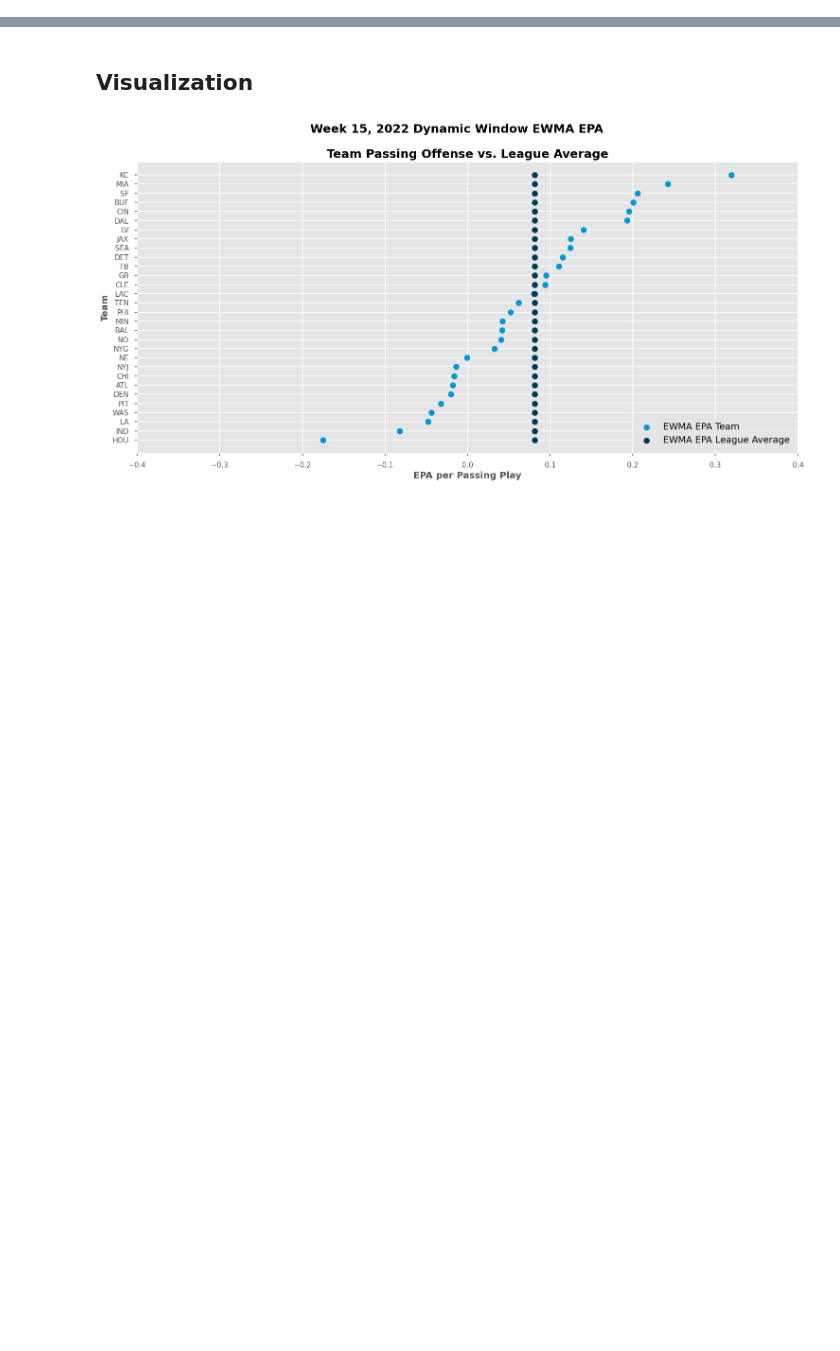
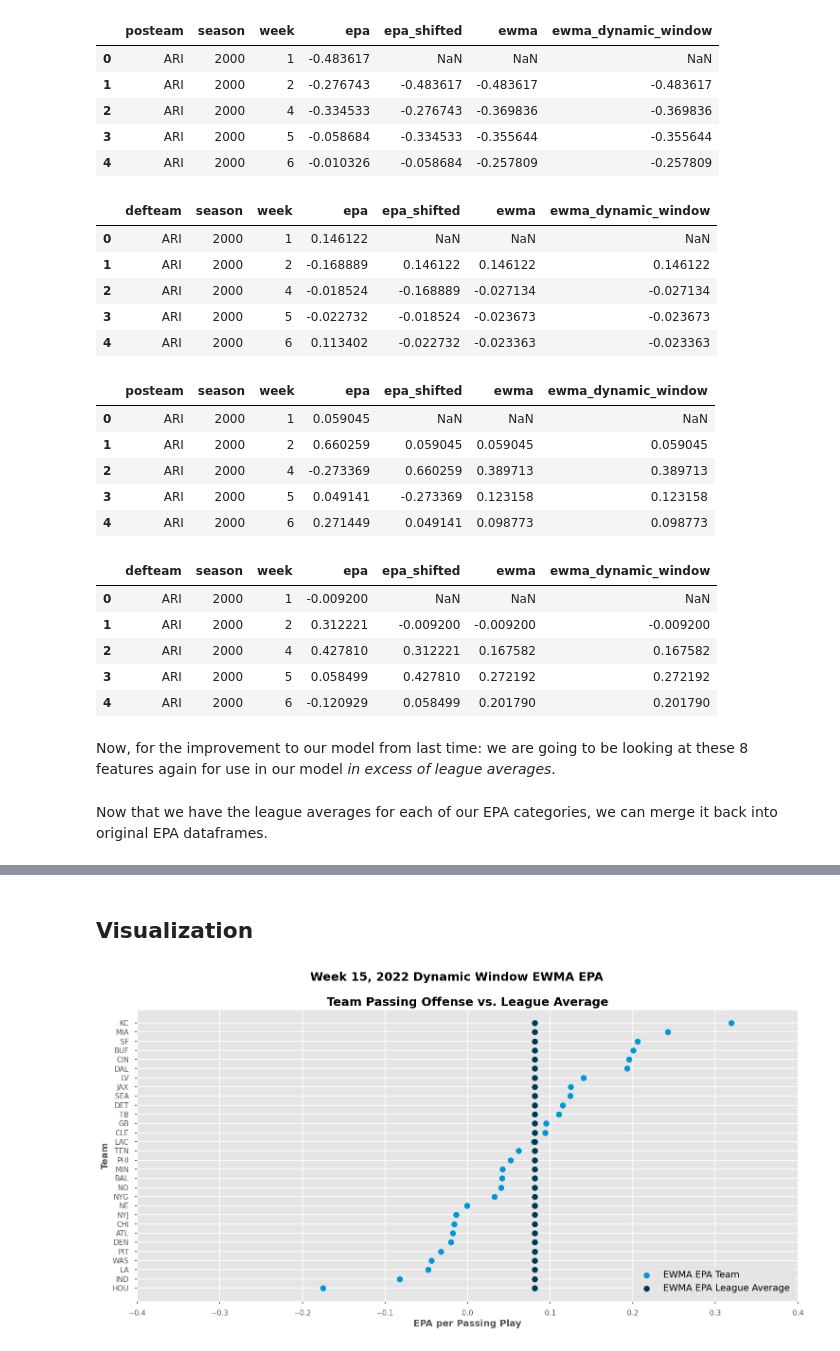
Before and after one commit to bendominguez0111/osf-post-follow-up, a Jupyter notebook: post.ipynb, the cells around one changed output, grey strips where cells are left out. Saved outputs shown, nothing was run; the diff lists cells and outputs as text; code cells hidden in the pictures; blank space fills up the shorter version.

```diff
--- a/post.ipynb
+++ b/post.ipynb
@@ -123,3 +139,35 @@ passing_defense_epa['ewma_dynamic_window'] = passing_defense_epa.groupby('deftea
+# %%
+display(rushing_offense_epa.head())
+display(rushing_defense_epa.head())
+display(passing_offense_epa.head())
+display(passing_defense_epa.head())
+# %% [output]
+|  | posteam | season | week | epa | epa_shifted | ewma | ewma_dynamic_window |
+| 0 | ARI | 2000 | 1 | -0.483617 | NaN | NaN | NaN |
+| 1 | ARI | 2000 | 2 | -0.276743 | -0.483617 | -0.483617 | -0.483617 |
+| 2 | ARI | 2000 | 4 | -0.334533 | -0.276743 | -0.369836 | -0.369836 |
+| 3 | ARI | 2000 | 5 | -0.058684 | -0.334533 | -0.355644 | -0.355644 |
+| 4 | ARI | 2000 | 6 | -0.010326 | -0.058684 | -0.257809 | -0.257809 |
+|  | defteam | season | week | epa | epa_shifted | ewma | ewma_dynamic_window |
+| 0 | ARI | 2000 | 1 | 0.146122 | NaN | NaN | NaN |
+| 1 | ARI | 2000 | 2 | -0.168889 | 0.146122 | 0.146122 | 0.146122 |
+| 2 | ARI | 2000 | 4 | -0.018524 | -0.168889 | -0.027134 | -0.027134 |
+| 3 | ARI | 2000 | 5 | -0.022732 | -0.018524 | -0.023673 | -0.023673 |
+| 4 | ARI | 2000 | 6 | 0.113402 | -0.022732 | -0.023363 | -0.023363 |
+|  | posteam | season | week | epa | epa_shifted | ewma | ewma_dynamic_window |
+| 0 | ARI | 2000 | 1 | 0.059045 | NaN | NaN | NaN |
+| 1 | ARI | 2000 | 2 | 0.660259 | 0.059045 | 0.059045 | 0.059045 |
+| 2 | ARI | 2000 | 4 | -0.273369 | 0.660259 | 0.389713 | 0.389713 |
+| 3 | ARI | 2000 | 5 | 0.049141 | -0.273369 | 0.123158 | 0.123158 |
+| 4 | ARI | 2000 | 6 | 0.271449 | 0.049141 | 0.098773 | 0.098773 |
+|  | defteam | season | week | epa | epa_shifted | ewma | ewma_dynamic_window |
+| 0 | ARI | 2000 | 1 | -0.009200 | NaN | NaN | NaN |
+| 1 | ARI | 2000 | 2 | 0.312221 | -0.009200 | -0.009200 | -0.009200 |
+| 2 | ARI | 2000 | 4 | 0.427810 | 0.312221 | 0.167582 | 0.167582 |
+| 3 | ARI | 2000 | 5 | 0.058499 | 0.427810 | 0.272192 | 0.272192 |
+| 4 | ARI | 2000 | 6 | -0.120929 | 0.058499 | 0.201790 | 0.201790 |
+# %% [markdown]
+Now, for the improvement to our model from last time: we are going to be looking at these 8 features again for use in our model *in excess of league averages*.
 # %%
 # Create new DataFrames based on team specific epa DataFrames to hold league averages for each EPA category
 # Drop the team column and group by season and week
@@ -172,3 +220,5 @@ passing_defense_epa_league = passing_defense_epa_league[[
+# %% [markdown]
+Now that we have the league averages for each of our EPA categories, we can merge it back into original EPA dataframes.
 # %%
 # Join the league averages back to the team specific EPA data
 rushing_offense_epa = rushing_offense_epa.merge(rushing_offense_epa_league, on=['season', 'week'], how='left')
```
Also changed, not shown: parts of 15 cells of this notebook, 2 other files.
